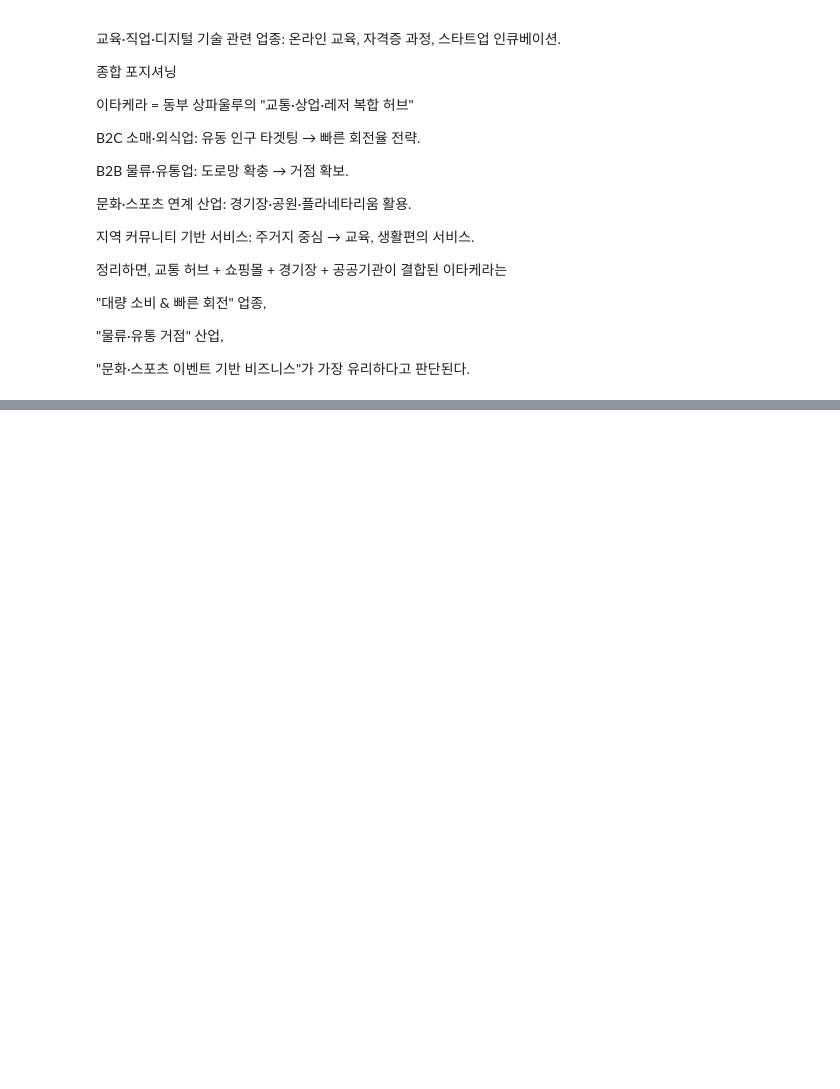
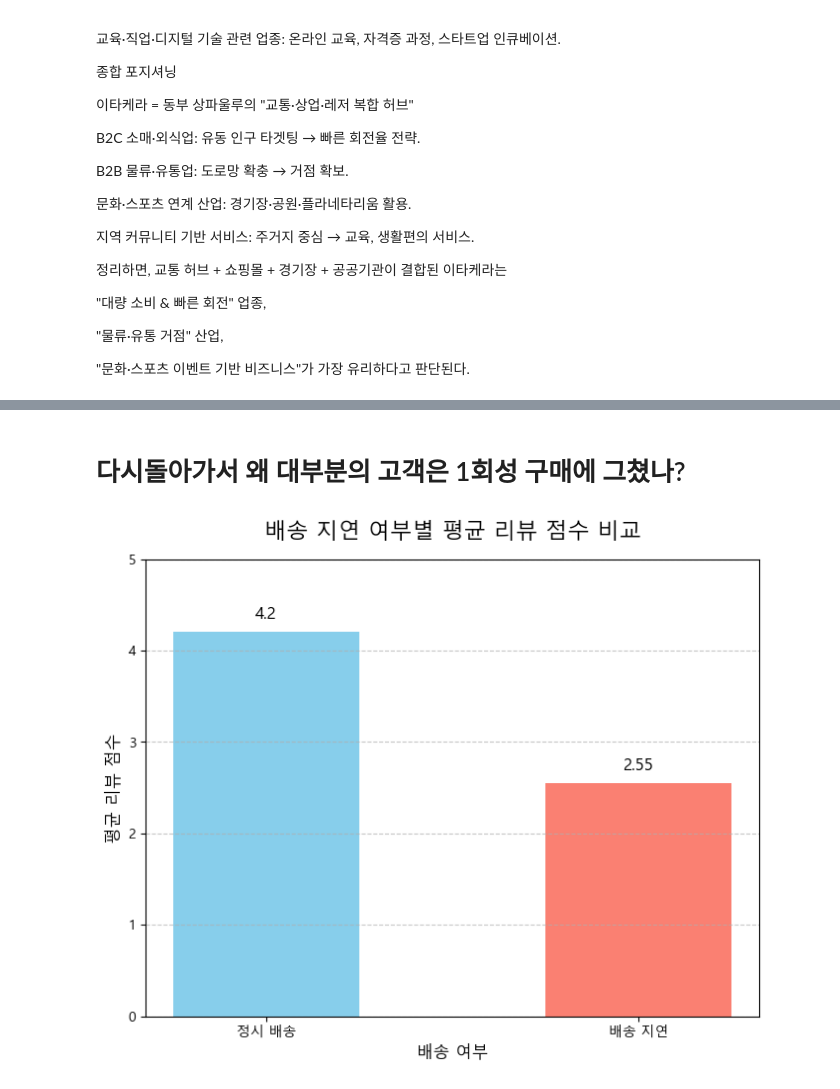
Before and after one commit to parkjihoon186/pjt-data-analysis, a Jupyter notebook: p1_RFM.ipynb, the cells around one changed output, grey strips where cells are left out. Cells and saved outputs as stored; diff of their text form; code cells hidden in the pictures; blank space fills up the shorter version.

```diff
--- a/p1_RFM.ipynb
+++ b/p1_RFM.ipynb
@@ -633,0 +894,60 @@ B2B 물류·유통업: 도로망 확충 → 거점 확보.
+# %% [markdown]
+# 다시돌아가서  왜 대부분의 고객은 1회성 구매에 그쳤나?
+# %%
+import pandas as pd
+import matplotlib.pyplot as plt
+import matplotlib.font_manager as fm
+
+# 한글 폰트 설정 (Mac과 Windows에 따라 다른 폰트를 사용)
+plt.rcParams['font.family'] = 'Malgun Gothic' # For Windows
+# plt.rcParams['font.family'] = 'AppleGothic' # For Mac
+
+# 마이너스 기호 깨짐 방지
+plt.rcParams['axes.unicode_minus'] = False
+
+# 1. 데이터 로드
+orders_df = pd.read_csv('olist_orders_dataset.csv')
+reviews_df = pd.read_csv('olist_order_reviews_dataset.csv')
+
+# 2. 필요한 데이터만 병합 (주문 및 리뷰 정보)
+delivery_analysis = orders_df.merge(reviews_df, on='order_id', how='inner')
+
+# 3. 날짜 컬럼을 datetime 형식으로 변환
+delivery_analysis['order_delivered_customer_date'] = pd.to_datetime(delivery_analysis['order_delivered_customer_date'])
+delivery_analysis['order_estimated_delivery_date'] = pd.to_datetime(delivery_analysis['order_estimated_delivery_date'])
+
+# 4. 배송 지연 여부 판단 (배송 완료일 > 예상 배송일이면 지연)
+delivery_analysis['is_delayed'] = delivery_analysis['order_delivered_customer_date'] > delivery_analysis['order_estimated_delivery_date']
+
+# 5. 배송 지연 여부별 평균 리뷰 점수 계산
+avg_review_by_delivery = delivery_analysis.groupby('is_delayed')['review_score'].mean().reset_index()
+avg_review_by_delivery['is_delayed'] = avg_review_by_delivery['is_delayed'].map({True: '배송 지연', False: '정시 배송'})
+
+# 6. 차트 그리기
+plt.figure(figsize=(8, 6))
+
+# 막대 그래프 생성
+bar_chart = plt.bar(
+    avg_review_by_delivery['is_delayed'],
+    avg_review_by_delivery['review_score'],
+    color=['skyblue', 'salmon'],
+    width=0.5
+)
+
+# 제목 및 라벨 추가
+plt.title('배송 지연 여부별 평균 리뷰 점수 비교', fontsize=16, pad=15)
+plt.xlabel('배송 여부', fontsize=12)
+plt.ylabel('평균 리뷰 점수', fontsize=12)
+plt.ylim(0, 5.0) # y축 범위를 0-5점으로 설정하여 비교 용이하게 함
+
+# 각 막대 위에 값 표시 (데이터 라벨 추가)
+for bar in bar_chart:
+    yval = bar.get_height()
+    plt.text(bar.get_x() + bar.get_width()/2, yval + 0.1, round(yval, 2), ha='center', va='bottom', fontsize=12)
+
+# 그리드 추가
+plt.grid(axis='y', linestyle='--', alpha=0.7)
+
+plt.show()
+# %% [output]
+[figure, added]
```
Also changed, not shown: parts of 40 cells of this notebook.
